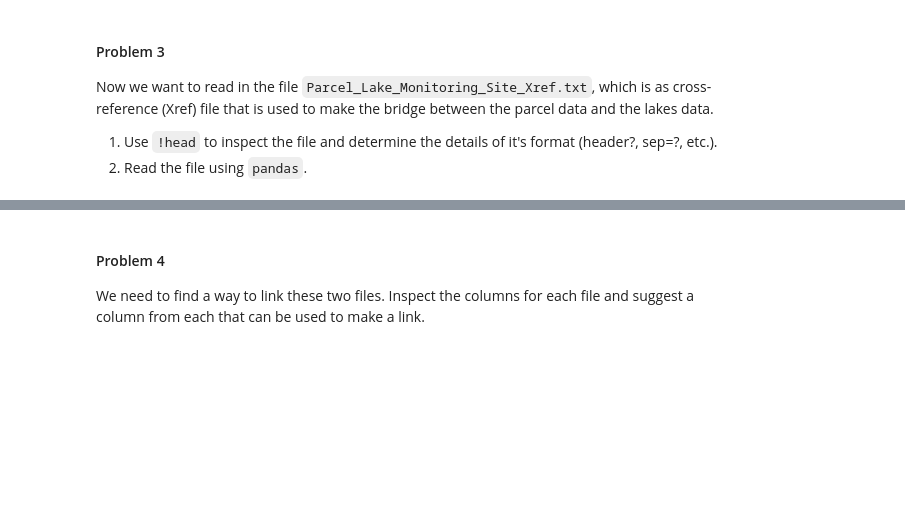
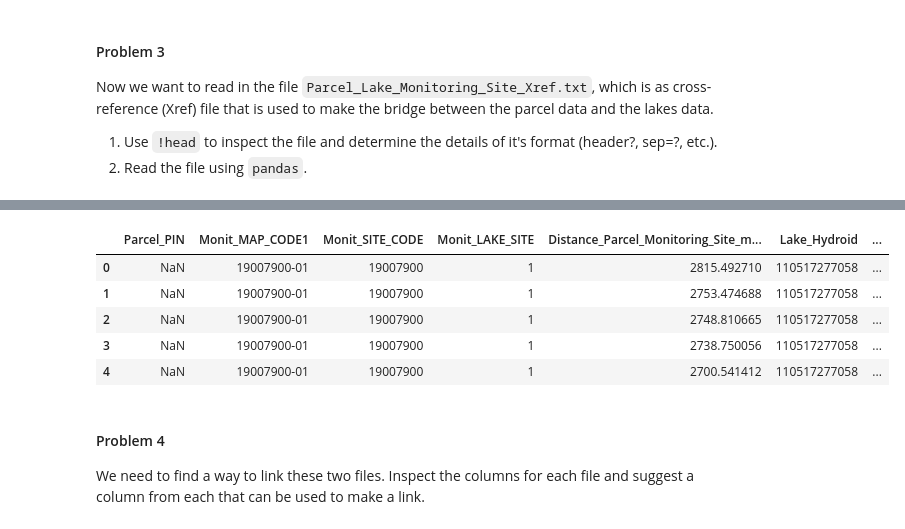
Before and after one commit to acker016/DSCI430, a Jupyter notebook: project_1_part_2_DAY1.ipynb, the cells around one changed output, grey strips where cells are left out. Cells and saved outputs as stored; diff of their text form; code cells hidden in the pictures; blank space fills up the shorter version.

```diff
--- a/project_1_part_2_DAY1.ipynb
+++ b/project_1_part_2_DAY1.ipynb
@@ -95,0 +119,6 @@ Now we want to read in the file `Parcel_Lake_Monitoring_Site_Xref.txt`, which is
+# %%
+par_iter = pd.read_csv('../MinneMUDACProject1/MinneMUDAC_raw_files/Parcel_Lake_Monitoring_Site_Xref.txt',
+                      header =0, sep= '\t')
+par_iter.centroid_lat = par_iter.centroid_lat.astype(str)
+par_iter.centroid_long = par_iter.centroid_long.astype(str)
+par_iter.dtypes
@@ -96,3 +137,12 @@ Now we want to read in the file `Parcel_Lake_Monitoring_Site_Xref.txt`, which is
+# %%
+par_iter.head()
+# %% [output]
+|  | Parcel_PIN | Monit_MAP_CODE1 | Monit_SITE_CODE | Monit_LAKE_SITE | Distance_Parcel_Monitoring_Site_m... | Lake_Hydroid | ... |
+| 0 | NaN | 19007900-01 | 19007900 | 1 | 2815.492710 | 110517277058 | ... |
+| 1 | NaN | 19007900-01 | 19007900 | 1 | 2753.474688 | 110517277058 | ... |
+| 2 | NaN | 19007900-01 | 19007900 | 1 | 2748.810665 | 110517277058 | ... |
+| 3 | NaN | 19007900-01 | 19007900 | 1 | 2738.750056 | 110517277058 | ... |
+| 4 | NaN | 19007900-01 | 19007900 | 1 | 2700.541412 | 110517277058 | ... |
 # %% [markdown]
 #### Problem 4
 
```
Also changed, not shown: parts of 7 cells of this notebook.
